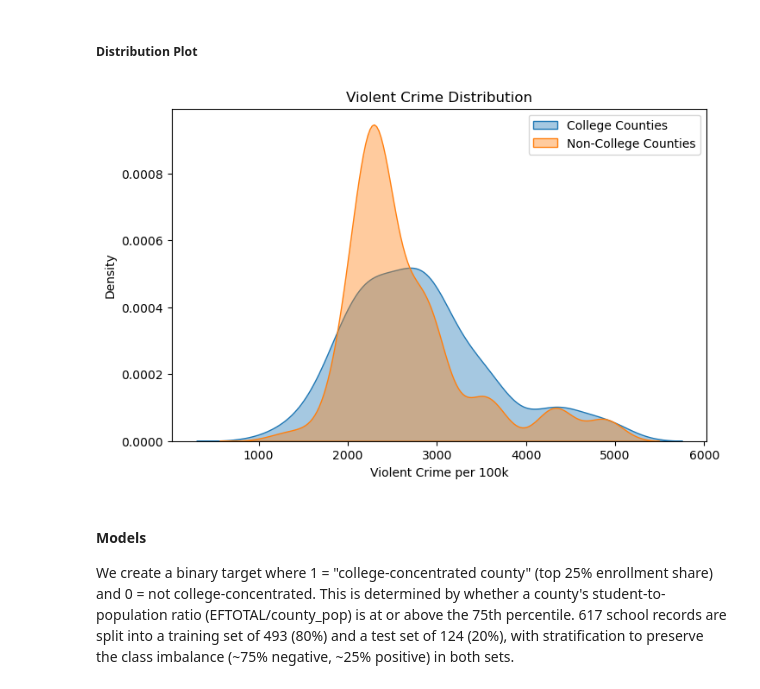
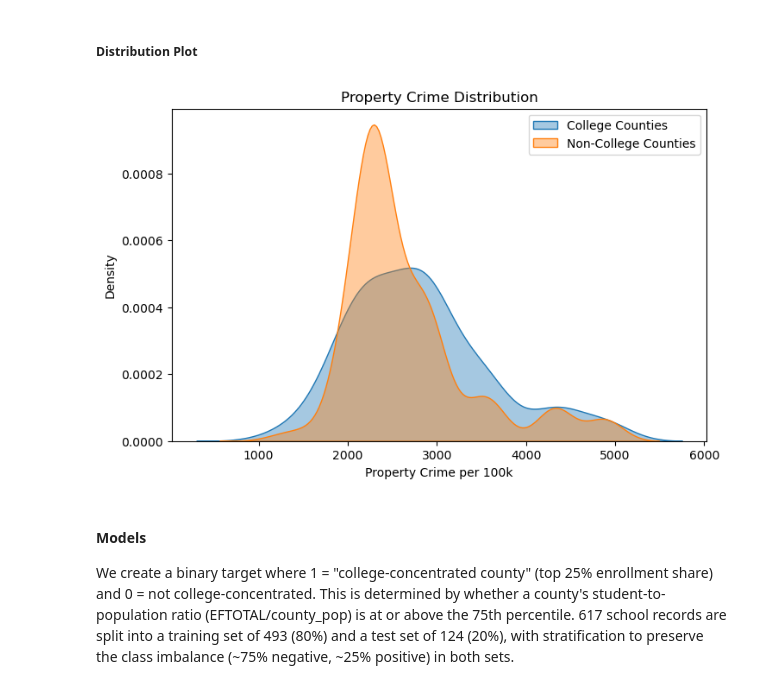
Before and after one commit to COGS108/Group045_WI26, a Jupyter notebook: FinalProject_group045.ipynb, the cells around one changed output. Cells and saved outputs as stored; diff of their text form; code cells hidden in the pictures.

```diff
--- a/FinalProject_group045.ipynb
+++ b/FinalProject_group045.ipynb
@@ -697,28 +705,28 @@ We reject the null hypothesis. There statistically significant difference in pro
 # %%
 plt.figure(figsize=(8,5))
 
 sns.kdeplot(
     data=hypothesis_test_df[hypothesis_test_df["is_college_county"] == 1],
     x="property_per_100k",
     label="College Counties",
     fill=True,
     alpha=0.4
 )
 
 sns.kdeplot(
     data=hypothesis_test_df[hypothesis_test_df["is_college_county"] == 0],
     x="property_per_100k",
     label="Non-College Counties",
     fill=True,
     alpha=0.4
 )
 
-plt.title("Violent Crime Distribution")
-plt.xlabel("Violent Crime per 100k")
+plt.title("Property Crime Distribution")
+plt.xlabel("Property Crime per 100k")
 plt.legend()
 plt.show()
 # %% [output]
-[figure, old version]
+[figure, new version]
 # %% [markdown]
 #### Models
 We create a binary target where 1 = "college-concentrated county" (top 25% enrollment share) and 0 = not college-concentrated. This is determined by whether a county's student-to-population ratio (EFTOTAL/county_pop) is at or above the 75th percentile. 617 school records are split into a training set of 493 (80%) and a test set of 124 (20%), with stratification to preserve the class imbalance (~75% negative, ~25% positive) in both sets.
```
Also changed, not shown: parts of 11 cells of this notebook.
